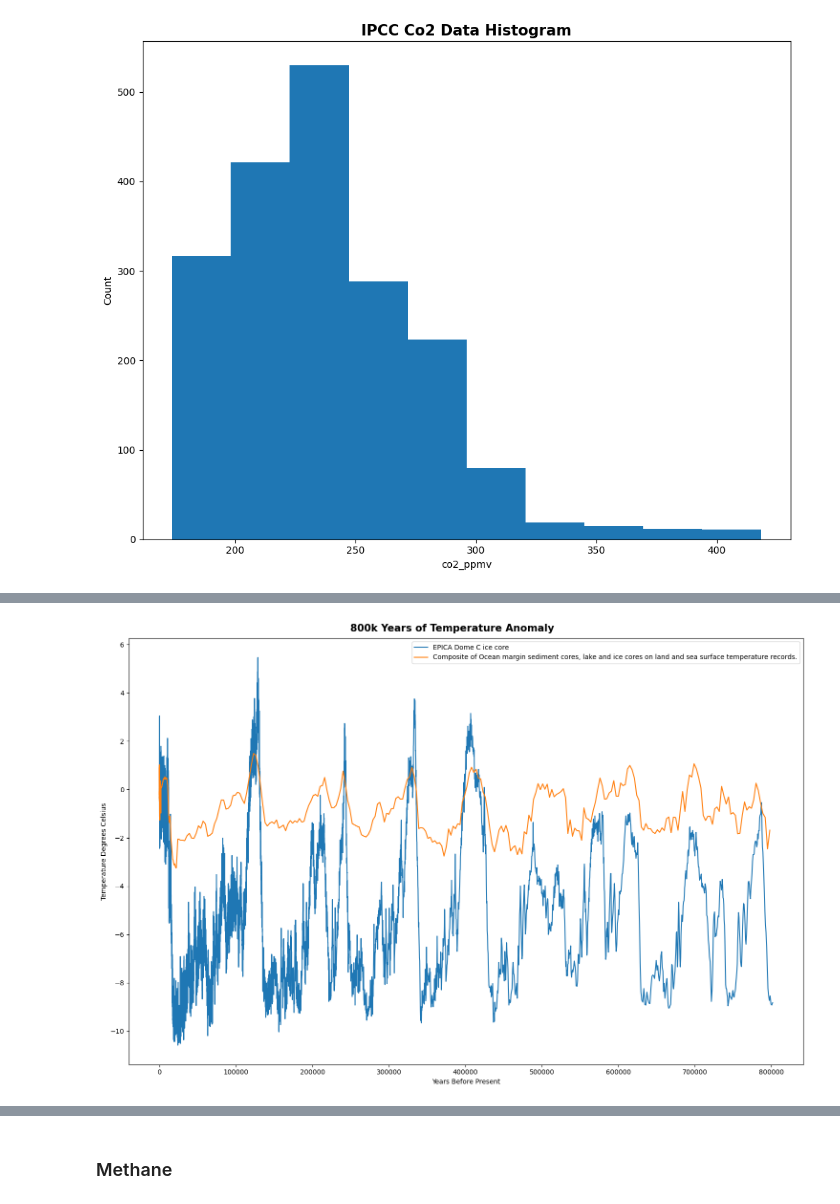
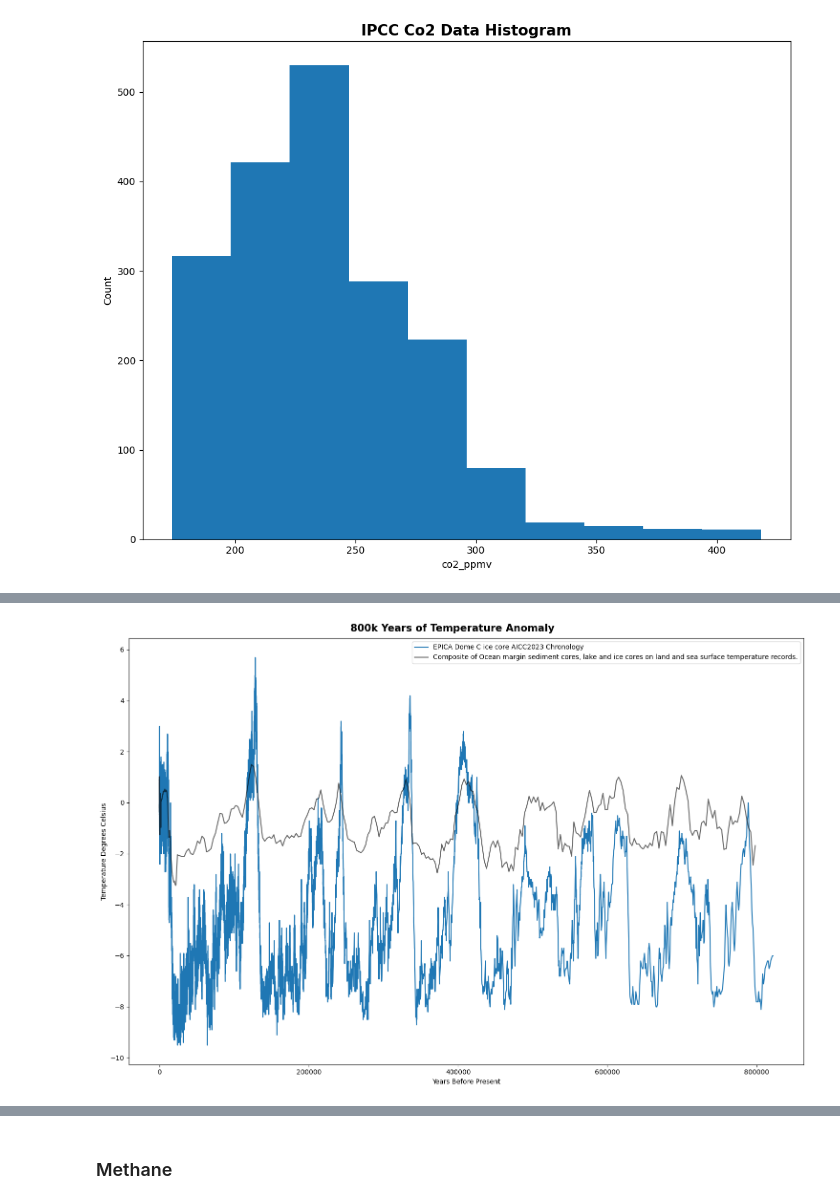
Before and after one commit to humphs078/Owner-avatar-programming_for_data_analysis_assignment_2, a Jupyter notebook: submission.ipynb, the cells around one changed output, grey strips where cells are left out. Cells and saved outputs as stored; diff of their text form; code cells hidden in the pictures.

```diff
--- a/submission.ipynb
+++ b/submission.ipynb
@@ -995,15 +999,16 @@ As with the plots of carbon dioxide levels over time the glacial-interglacial pe
 # %%
 # create an empty plot
 fig, ax = plt.subplots(figsize=(15, 10))
 
 # plot the results
-ax.plot(noaa_temp['years_before_present'], noaa_temp['delta_t_c'], label = 'EPICA Dome C ice core')
-ax.plot(full_temp_data['years_before_present'], full_temp_data['temp_anomaly'], label = 'Composite of Ocean margin sediment cores, lake and ice cores on land and sea surface temperature records.')
+ax.plot(jouzel_temp['aicc2012_years_before_present'], jouzel_temp['anomaly'], label = 'EPICA Dome C ice core AICC2023 Chronology')
+ax.plot(full_temp_data['years_before_present'], full_temp_data['temp_anomaly'], label =
+        'Composite of Ocean margin sediment cores, lake and ice cores on land and sea surface temperature records.', color ='black' , alpha = 0.6)
 ax.set_xlabel('Years Before Present')
 ax.set_ylabel('Temperature Degrees Celsius')
 ax.legend()
 plt.suptitle('800k Years of Temperature Anomaly', weight = 'bold', size = 15)
 plt.tight_layout()
 plt.show()
 # %% [output]
-[figure, old version]
+[figure, new version]
```
Also changed, not shown: parts of 9 cells of this notebook, 2 other files.
